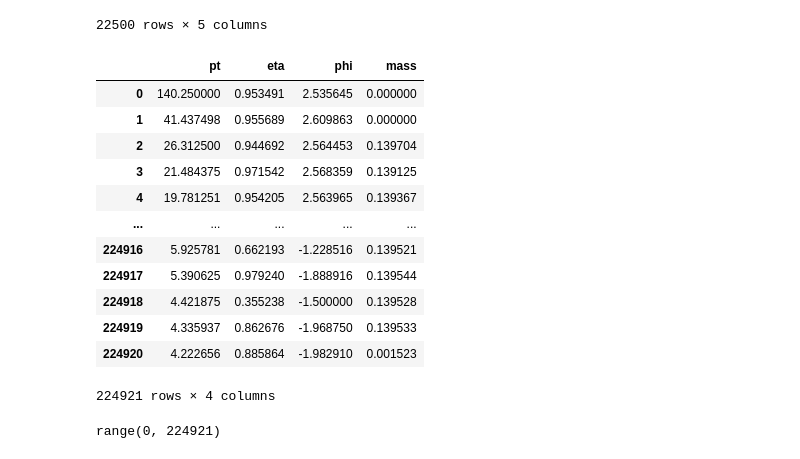
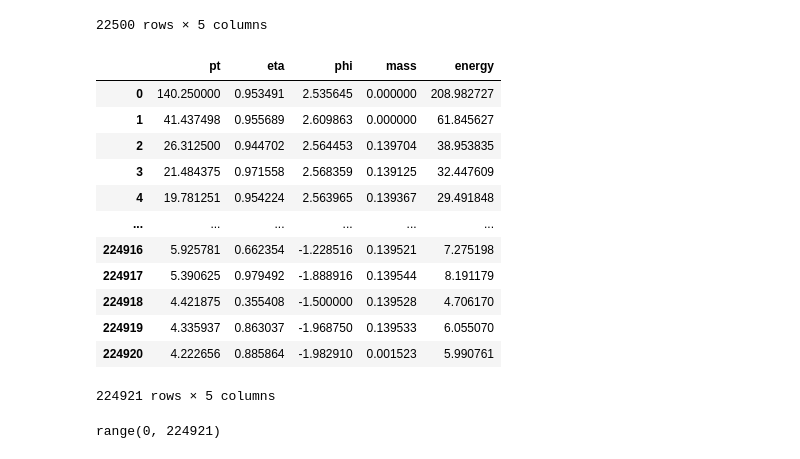
Before and after one commit to MirandaCarou/Qutrits-for-physics-at-LHC, a Jupyter notebook: TFM/plot_dataset_values.ipynb, the cells around one changed output. Saved outputs shown, nothing was run; the diff lists cells and outputs as text; code cells hidden in the pictures.

```diff
--- a/TFM/plot_dataset_values.ipynb
+++ b/TFM/plot_dataset_values.ipynb
@@ -41,14 +41,16 @@ def cargar_datos_json(json_path, num_jets=22500, num_constituents=10):
         for cand in top_cands:
             px, py, pz, E = cand[0:4]
             pt = np.sqrt(px**2 + py**2)
-            eta = 0.5 * np.log((E + pz) / (E - pz + 1e-8))  # evitar división por 0
+            p_total = np.sqrt(px**2 + py**2 + pz**2)
+            eta = 0.5 * np.log((p_total + pz) / (p_total - pz + 1e-8))  # evitar división por 0
             phi = np.arctan2(py, px)
             mass = np.sqrt(np.maximum(0, E**2 - (px**2 + py**2 + pz**2)))#En caso de que de masa negativa la pone a cero
             top_constituents.append({
                 'pt': pt,
                 'eta': eta,
                 'phi': phi,
-                'mass': mass
+                'mass': mass,
+                'energy': E,
             })
 
         eventos.append({
@@ -88,33 +90,34 @@ df1
 | 22499 | 413.50 | 0.743408 | -1.270264 | 0.092102 | [{'pt': 275.749997394607, 'eta': ... |
 22500 rows × 5 columns
 # %%
-dataGraph = {'pt': [], 'eta': [], 'phi': [], 'mass': []}
+dataGraph = {'pt': [], 'eta': [], 'phi': [], 'mass': [], 'energy': []}
 
 for i in range(len(datos)):
     num_jets = len(datos[i]['constituents'])
     for j in range(num_jets):
         dataGraph['pt'].append(datos[i]['constituents'][j]['pt'])
         dataGraph['eta'].append(datos[i]['constituents'][j]['eta'])
         dataGraph['phi'].append(datos[i]['constituents'][j]['phi'])
         dataGraph['mass'].append(datos[i]['constituents'][j]['mass'])
+        dataGraph['energy'].append(datos[i]['constituents'][j]['energy'])
 
 
 df2 = pd.DataFrame(dataGraph)
 df2
 # %% [output]
-|  | pt | eta | phi | mass |
-| 0 | 140.250000 | 0.953491 | 2.535645 | 0.000000 |
-| 1 | 41.437498 | 0.955689 | 2.609863 | 0.000000 |
-| 2 | 26.312500 | 0.944692 | 2.564453 | 0.139704 |
-| 3 | 21.484375 | 0.971542 | 2.568359 | 0.139125 |
-| 4 | 19.781251 | 0.954205 | 2.563965 | 0.139367 |
-| ... | ... | ... | ... | ... |
-| 224916 | 5.925781 | 0.662193 | -1.228516 | 0.139521 |
-| 224917 | 5.390625 | 0.979240 | -1.888916 | 0.139544 |
-| 224918 | 4.421875 | 0.355238 | -1.500000 | 0.139528 |
-| 224919 | 4.335937 | 0.862676 | -1.968750 | 0.139533 |
-| 224920 | 4.222656 | 0.885864 | -1.982910 | 0.001523 |
+|  | pt | eta | phi | mass | energy |
+| 0 | 140.250000 | 0.953491 | 2.535645 | 0.000000 | 208.982727 |
+| 1 | 41.437498 | 0.955689 | 2.609863 | 0.000000 | 61.845627 |
+| 2 | 26.312500 | 0.944702 | 2.564453 | 0.139704 | 38.953835 |
+| 3 | 21.484375 | 0.971558 | 2.568359 | 0.139125 | 32.447609 |
+| 4 | 19.781251 | 0.954224 | 2.563965 | 0.139367 | 29.491848 |
+| ... | ... | ... | ... | ... | ... |
+| 224916 | 5.925781 | 0.662354 | -1.228516 | 0.139521 | 7.275198 |
+| 224917 | 5.390625 | 0.979492 | -1.888916 | 0.139544 | 8.191179 |
+| 224918 | 4.421875 | 0.355408 | -1.500000 | 0.139528 | 4.706170 |
+| 224919 | 4.335937 | 0.863037 | -1.968750 | 0.139533 | 6.055070 |
+| 224920 | 4.222656 | 0.885864 | -1.982910 | 0.001523 | 5.990761 |
-224921 rows × 4 columns
+224921 rows × 5 columns
 # %%
 datos
 pt = []
```
Also changed, not shown: parts of 7 cells of this notebook, 1 other file.
